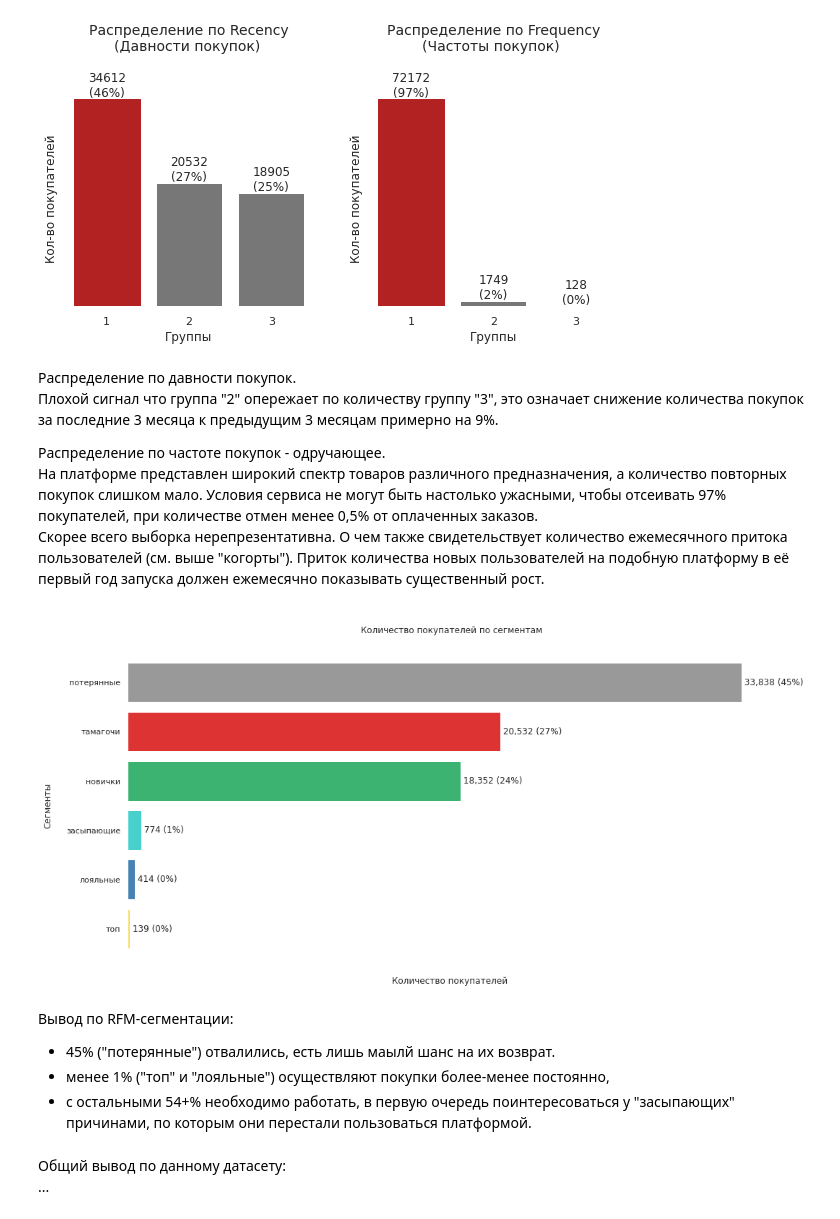
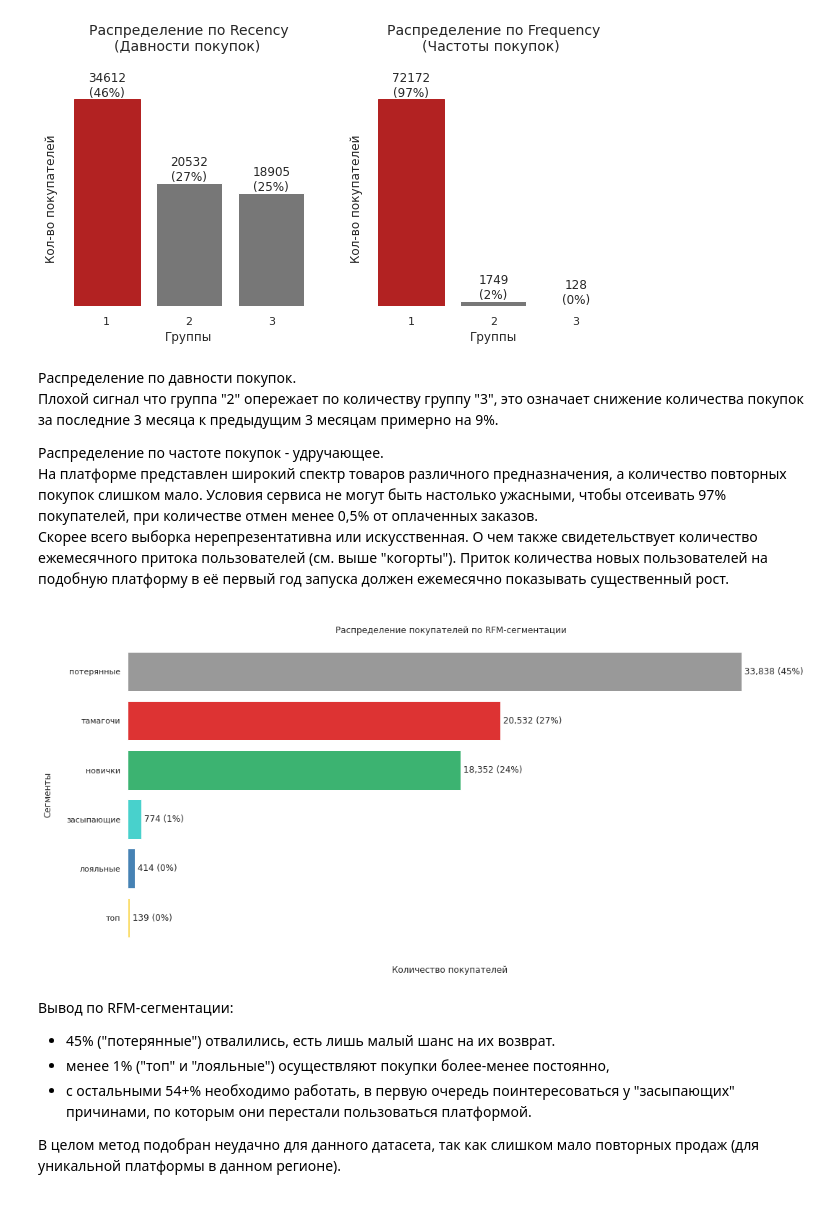
Before and after one commit to dh83/Olist_research, a Jupyter notebook: kc_proj_01.ipynb, the cells around one changed output. Saved outputs shown, nothing was run; the diff lists cells and outputs as text; code cells hidden in the pictures.

```diff
--- a/kc_proj_01.ipynb
+++ b/kc_proj_01.ipynb
@@ -573,35 +596,35 @@ _Интересный вариант, остановлюсь на нём._
 
 ' _напоминаю, работа с данными за период с 2017-01 по 2018-08 включительно_
 # %%
-# Создаём датасет продаж (покупок)
-
-# Датасет будет включать следующие признаки (столбцы):
+# Подготовим датасет продаж (покупок). Он будет включать следующие признаки (столбцы):
 # id покупателя, id заказа, дату покупки, кол-во товарных позиций, сумму заказа с учетом фрахта.
 
 # Создаём новый датасет из копии
 paid_orders_df = orders_df.copy()
 
-# Датой продажи будем считать "время подтверждения оплаты заказа", для доставленных заказов без данной отметки.
+# Датой продажи будем считать "время подтверждения оплаты заказа",
+# для доставленных заказов без данного этапа датой продажи будет считаться дата доставки клиенту.
+
 # Взятие даты из первого столбца, если она отсутствует, то из второго (для заказов "delivered" без "approved_at")
 paid_orders_df["sale_date"] = paid_orders_df["approved_at"].combine_first(
     orders_df["customer_get"]
 )
 
-# Расчет суммы заказов с учетом стоимости фрахта
+# Расчет сумм заказов с учетом стоимости фрахта
 order_items_df["total_cost"] = order_items_df.price + order_items_df.freight_value
 order_cost_df = (
     order_items_df.groupby("order_id", as_index=False)
     .agg(
         {"total_cost": "sum", "order_item_id": "max"}
     )  # на всякий случай посчитаем кол-во товарных позиций в каждом заказе
-    .rename(columns={"order_item_id": "items"})
+    .rename(columns={"order_item_id": "n_items"})
 )
 
 # Добавляем столбцы с суммой заказа и количеством товарных позиций.
 # Способ объединения "inner", позволяет сразу убрать строки отсутствующие в order_cost_df (без цены и "shipping_limit_date")
 # и одновременно не включать строки из order_cost_df, которые не попадают в выбранный временной интервал.
 paid_orders_df = paid_orders_df.merge(
-    order_cost_df[["order_id", "total_cost", "items"]], on="order_id", how="inner"
+    order_cost_df[["order_id", "total_cost", "n_items"]], on="order_id", how="inner"
 )
 
 # Добавляем customer_unique_id
@@ -611,7 +634,7 @@ paid_orders_df = paid_orders_df.merge(
 
 # Оставляем необходимые столбцы для итогового датафрейма покупок
 sales_df = paid_orders_df[
-    ["customer_unique_id", "order_id", "sale_date", "items", "total_cost"]
+    ["customer_unique_id", "order_id", "sale_date", "n_items", "total_cost"]
 ]
 
 print(f"Количество оплаченных заказов = {sales_df.shape[0]}")
@@ -1267,8 +1311,8 @@ segment_map = {
     r"11[1-4]": "потерянные",
 }
 
-rfm_df["segment"] = rfm_df["r"].map(str) + rfm_df["f"].map(str) + rfm_df["m"].map(str)
-rfm_df["segment"] = rfm_df["segment"].replace(segment_map, regex=True)
+# добавляем название сегментов
+rfm_df["segment"] = rfm_df["rfm score"].replace(segment_map, regex=True)
 rfm_df.head(3)
 # %% [output]
 |  | customer_unique_id | recency | frequency | monetary | r | f | m | rfm score | segment |
@@ -1308,41 +1352,40 @@ for i, p in enumerate(["r", "f"]):
 Распределение по давности покупок.
 Плохой сигнал что группа "2" опережает по количеству группу "3", это означает снижение количества покупок за последние 3 месяца к предыдущим 3 месяцам примерно на 9%.
 
-Распределение по частоте покупок - одручающее.
+Распределение по частоте покупок - удручающее.
 На платформе представлен широкий спектр товаров различного предназначения, а количество повторных покупок слишком мало. Условия сервиса не могут быть настолько ужасными, чтобы отсеивать 97% покупателей, при количестве отмен менее 0,5% от оплаченных заказов.
-Скорее всего выборка нерепрезентативна. О чем также свидетельствует количество ежемесячного притока пользователей (см. выше  "когорты"). Приток количества новых пользователей на подобную платформу в её первый год запуска должен ежемесячно показывать существенный рост.
+Скорее всего выборка нерепрезентативна или искусственная. О чем также свидетельствует количество ежемесячного притока пользователей (см. выше  "когорты"). Приток количества новых пользователей на подобную платформу в её первый год запуска должен ежемесячно показывать существенный рост.
 # %%
 # Отображение количества покупателей в каждом сегменте
 segments_counts = rfm_df["segment"].value_counts().sort_values(ascending=True)
 
 fig, ax = plt.subplots()
-plt.title("\n Количество покупателей по сегментам\n")
+plt.title("\n Распределение покупателей по RFM-сегментации")
 plt.xlabel("\nКоличество покупателей")
 plt.ylabel("Сегменты\n");
 
 colors = ["#FADA5E", "#4682B4", "#48D1CC", "#3CB371", "#D33", "#999"]
 bars = ax.barh(range(len(segments_counts)), segments_counts, color=colors)
 ax.set_frame_on(False)
 ax.tick_params(left=False, bottom=False, labelbottom=False)
 ax.set_yticks(range(len(segments_counts)))
 ax.set_yticklabels(segments_counts.index)
 
 for i, bar in enumerate(bars):
     value = bar.get_width()
     ax.text(
         value,
         bar.get_y() + bar.get_height() / 2,
         " {:,} ({:}%)".format(int(value), int(value * 100 / segments_counts.sum())),
         va="center",
         ha="left",
     )
 # %% [output]
-[figure, old version]
+[figure, new version]
 # %% [markdown]
 Вывод по RFM-сегментации:
-- 45% ("потерянные") отвалились, есть лишь маылй шанс на их возврат.
+- 45% ("потерянные") отвалились, есть лишь малый шанс на их возврат.
 - менее 1% ("топ" и "лояльные") осуществляют покупки более-менее постоянно,
 - с остальными 54+% необходимо работать, в первую очередь поинтересоваться у "засыпающих" причинами, по которым они перестали пользоваться платформой.
+
+В целом метод подобран неудачно для данного датасета, так как слишком мало повторных продаж (для уникальной платформы в данном регионе).
-# %% [markdown]
-Общий вывод по данному датасету:
-...
```
Also changed, not shown: parts of 57 cells of this notebook, 3 other files.
